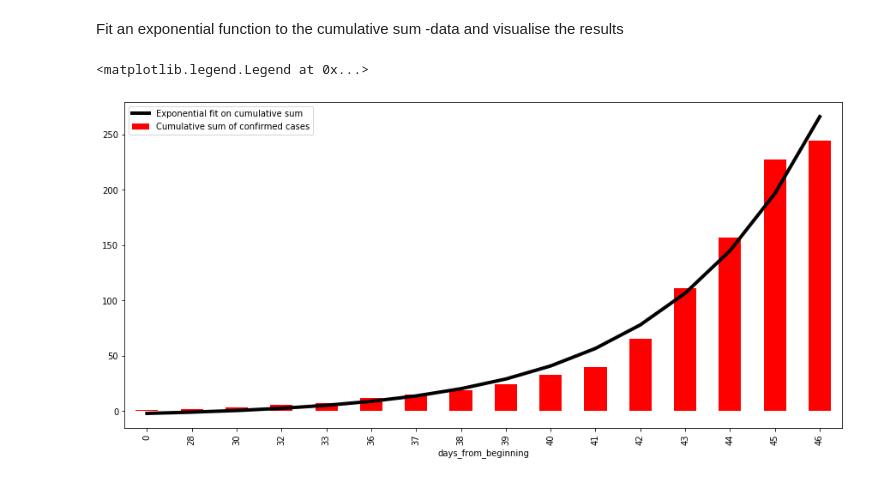
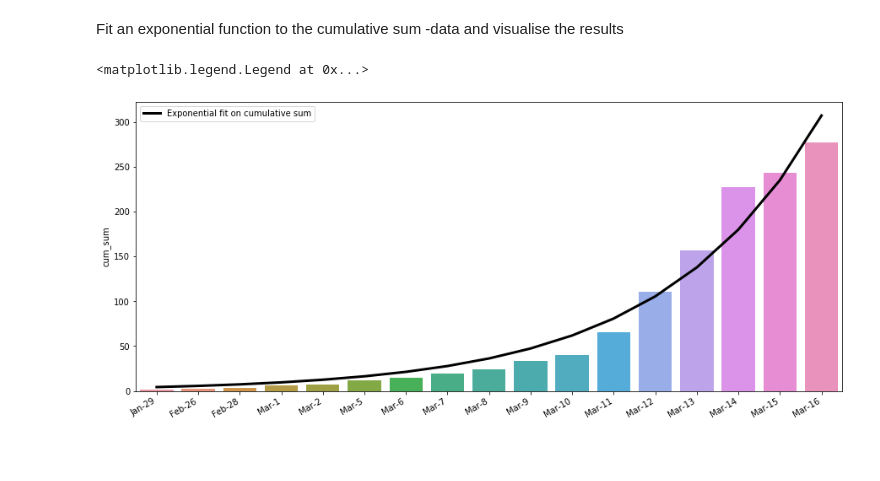
Before and after one commit to johmakinen/COVID-19, a Jupyter notebook: fit_model.py.ipynb, the cells around one changed output. Drawn from its saved outputs; the diff is of its cells as text; code cells hidden in the pictures; blank space fills up the shorter version.

Commit message:
changed plots to seaborn

```diff
--- a/fit_model.py.ipynb
+++ b/fit_model.py.ipynb
@@ -37,15 +38,18 @@ new_dates
 Fit an exponential function to the cumulative sum -data and visualise the results
 # %%
 def exp_func(x, a, b, c):
+    c = 0
     return a * np.exp(b * x) + c
 
+date_mapping = ["{}-{}".format(x.strftime("%b"),x.day) for x in covid['new_dates']]
 xdata = range(0,len(covid))
 popt, pcov = curve_fit(exp_func, xdata, covid['cum_sum'])
 
 fig,ax = plt.subplots(figsize=(15,7))
-ax.plot(xdata, exp_func(xdata, *popt), 'black',linewidth=4,label="Exponential fit on cumulative sum")
-covid.plot.bar(x='days_from_beginning',y = 'cum_sum',ax=ax,color = 'red',label="Cumulative sum of confirmed cases")
+ax.plot(xdata, exp_func(xdata, *popt), 'k-',linewidth=3,label="Exponential fit on cumulative sum")
+sns.barplot(x=date_mapping, y='cum_sum', data=covid,ax=ax)
+fig.autofmt_xdate()
 plt.legend()
 # %% [output]
 <matplotlib.legend.Legend at 0x...>
-[figure, old version]
+[figure, new version]
```
Also changed, not shown: parts of 2 cells of this notebook, 2 other files.
